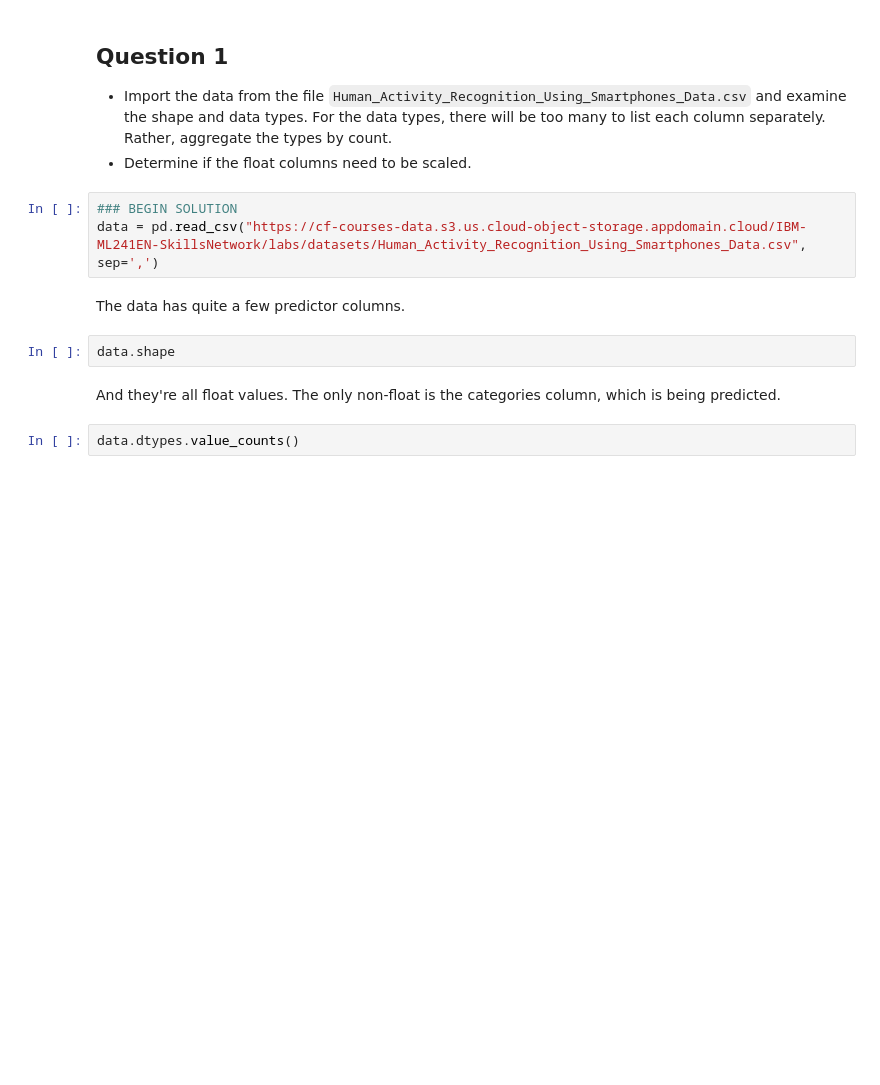
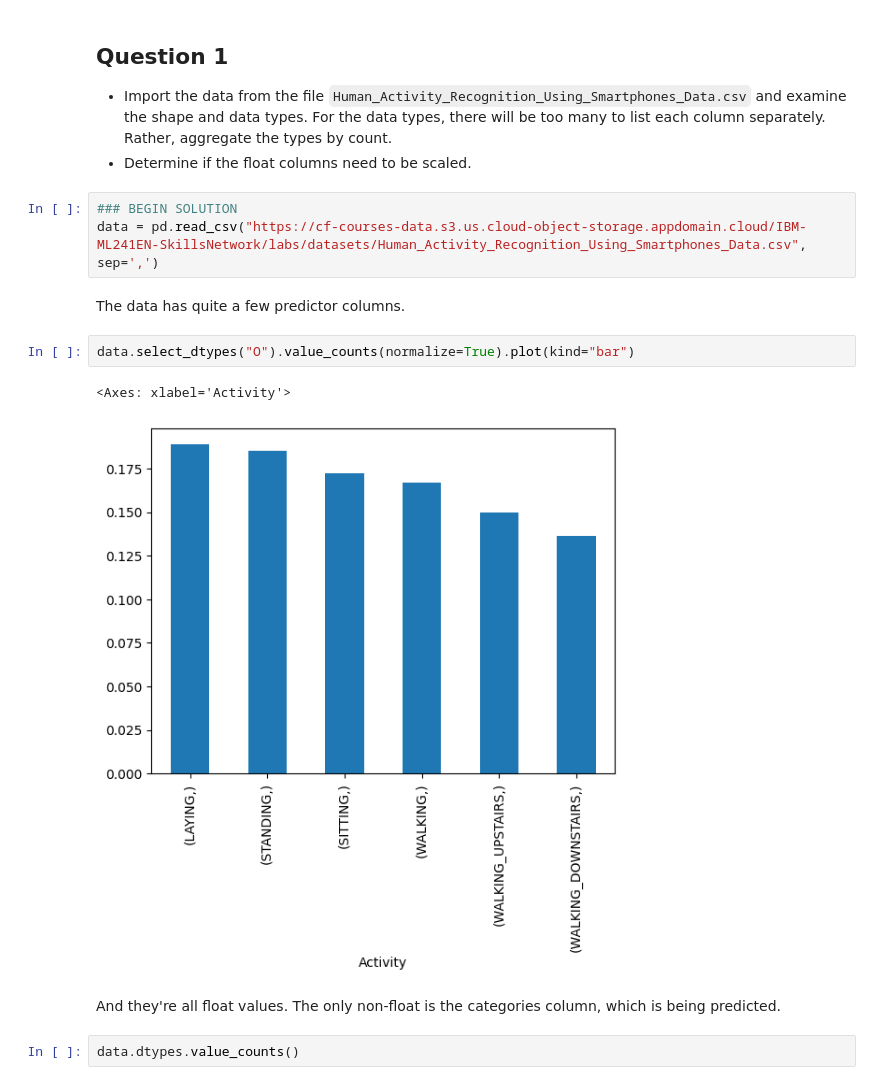
Before and after one commit to zhiyixu/ibm, a Jupyter notebook: 3.分类问题/03f_LAB_Boosting_and_Stacking.ipynb, the cells around one changed output. Saved outputs shown, nothing was run; the diff lists cells and outputs as text; blank space fills up the shorter version.

```diff
--- a/3.分类问题/03f_LAB_Boosting_and_Stacking.ipynb
+++ b/3.分类问题/03f_LAB_Boosting_and_Stacking.ipynb
@@ -62,8 +62,11 @@ import seaborn as sns, pandas as pd, numpy as np
 data = pd.read_csv("https://cf-courses-data.s3.us.cloud-object-storage.appdomain.cloud/IBM-ML241EN-SkillsNetwork/labs/datasets/Human_Activity_Recognition_Using_Smartphones_Data.csv", sep=',')
 # %% [markdown]
 The data has quite a few predictor columns.
-# %%
-data.shape
+# %%
+data.select_dtypes("O").value_counts(normalize=True).plot(kind="bar")
+# %% [output]
+<Axes: xlabel='Activity'>
+[figure, added]
 # %% [markdown]
 And they're all float values. The only non-float is the categories column, which is being predicted.
 # %%
```
Also changed, not shown: parts of 20 cells of this notebook, 1 other file.
